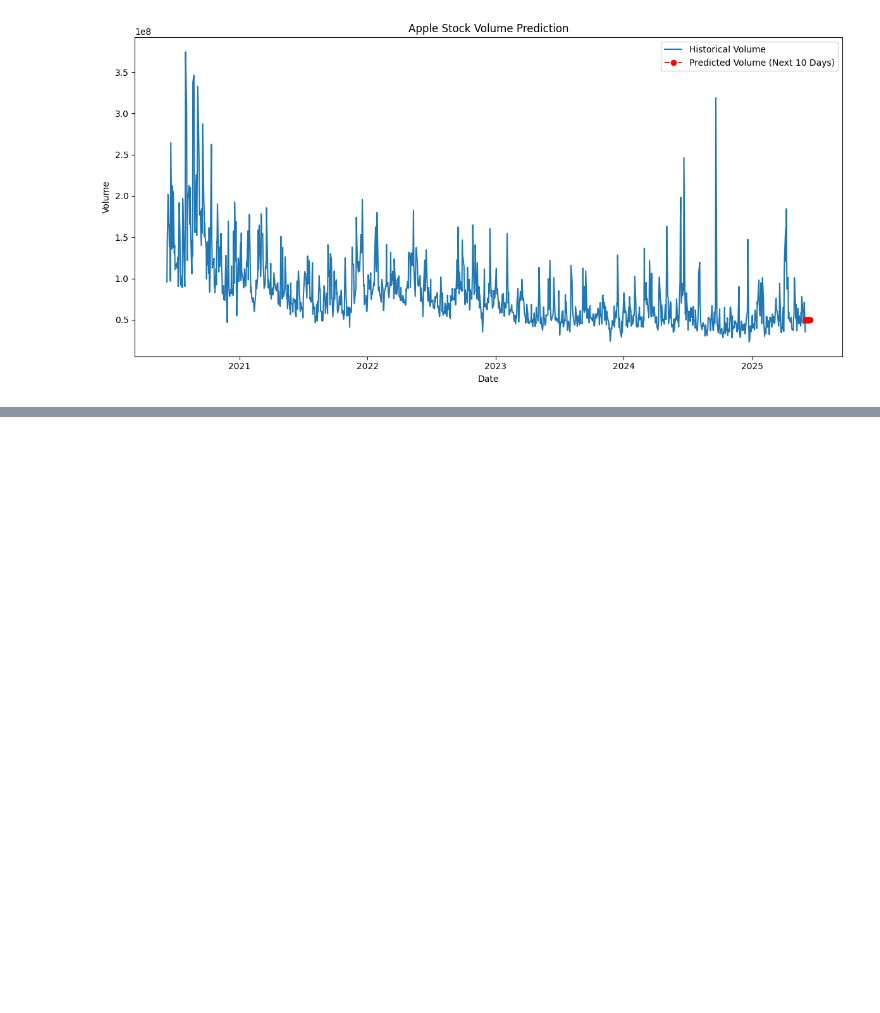
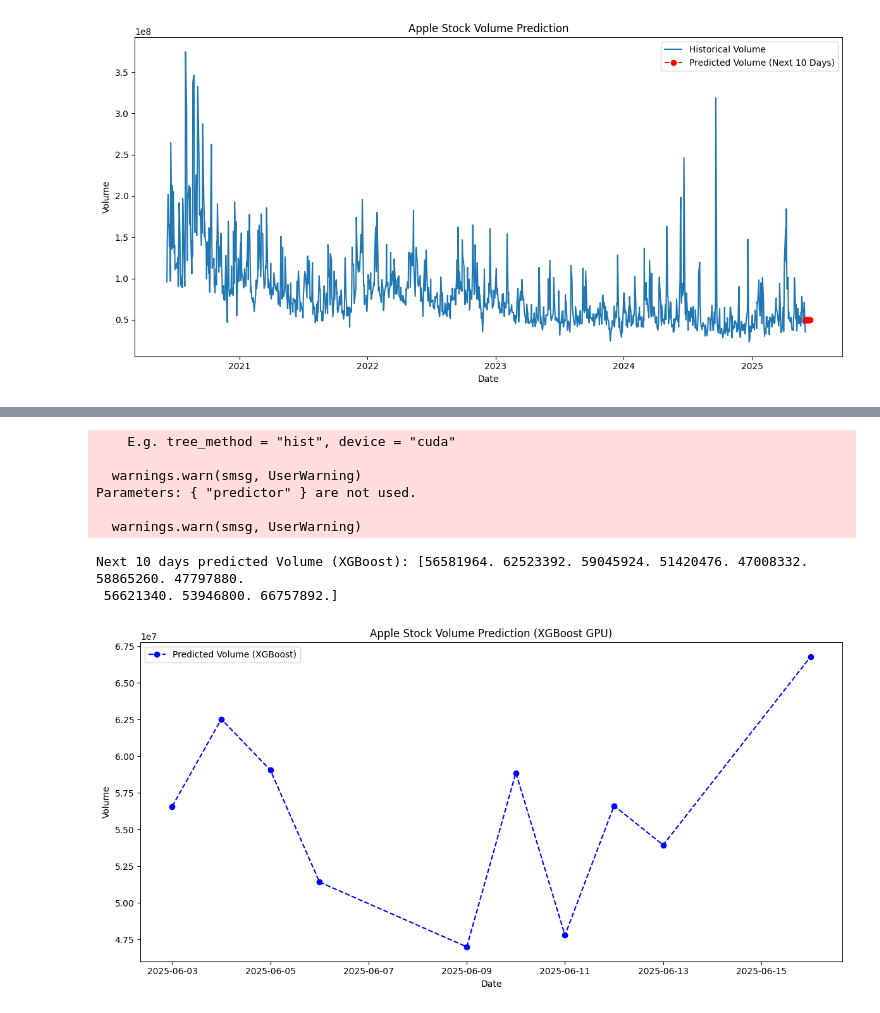
Before and after one commit to Otmane-debug/keras-tuner-apple-stock-prediction, a Jupyter notebook: code.ipynb, the cells around one changed output, grey strips where cells are left out. Drawn from its saved outputs; the diff is of its cells as text; code cells hidden in the pictures; blank space fills up the shorter version.

```diff
--- a/code.ipynb
+++ b/code.ipynb
@@ -247,0 +373,62 @@ Next 10 days predicted Volume: [50187556. 50203176. 50192432. 50180236. 50176192
+# %%
+import xgboost as xgb
+
+# Prepare data for XGBoost (flatten the sequences)
+X_train_flat = X_train.reshape(X_train.shape[0], -1)
+X_test_flat = X_test.reshape(X_test.shape[0], -1)
+
+# Create DMatrix for XGBoost
+dtrain = xgb.DMatrix(X_train_flat, label=y_train, enable_categorical=False)
+dtest = xgb.DMatrix(X_test_flat, label=y_test, enable_categorical=False)
+
+# Set parameters for GPU training
+params = {
+    'objective': 'reg:squarederror',
+    'tree_method': 'gpu_hist',
+    'predictor': 'gpu_predictor',
+    'eval_metric': 'rmse'
+}
+
+# Train the model
+xgb_model = xgb.train(
+    params,
+    dtrain,
+    num_boost_round=100,
+    evals=[(dtest, 'eval')],
+    early_stopping_rounds=10,
+    verbose_eval=False
+)
+
+# Predict next 10 days using last_sequence and iterative prediction
+current_seq_xgb = last_sequence.copy()
+xgb_predictions = []
+for _ in range(10):
+    seq_flat = current_seq_xgb.reshape(1, -1)
+    dseq = xgb.DMatrix(seq_flat)
+    pred = xgb_model.predict(dseq)[0]
+    xgb_predictions.append(pred)
+    current_seq_xgb = np.append(current_seq_xgb[1:], [[pred]], axis=0)
+
+# Inverse transform to get actual volume values
+xgb_predicted_volumes = scaler.inverse_transform(np.array(xgb_predictions).reshape(-1, 1)).flatten()
+print("Next 10 days predicted Volume (XGBoost):", xgb_predicted_volumes)
+
+# Plot results
+plt.figure(figsize=(12, 6))
+plt.plot(future_dates, xgb_predicted_volumes, marker='o', linestyle='--', color='blue', label='Predicted Volume (XGBoost)')
+plt.xlabel('Date')
+plt.ylabel('Volume')
+plt.title('Apple Stock Volume Prediction (XGBoost GPU)')
+plt.legend()
+plt.tight_layout()
+plt.show()
+# %% [output]
+    E.g. tree_method = "hist", device = "cuda"
+
+  warnings.warn(smsg, UserWarning)
+Parameters: { "predictor" } are not used.
+
+  warnings.warn(smsg, UserWarning)
+Next 10 days predicted Volume (XGBoost): [56581964. 62523392. 59045924. 51420476. 47008332. 58865260. 47797880.
+ 56621340. 53946800. 66757892.]
+[figure, added]
```
Also changed, not shown: parts of 7 cells of this notebook.
